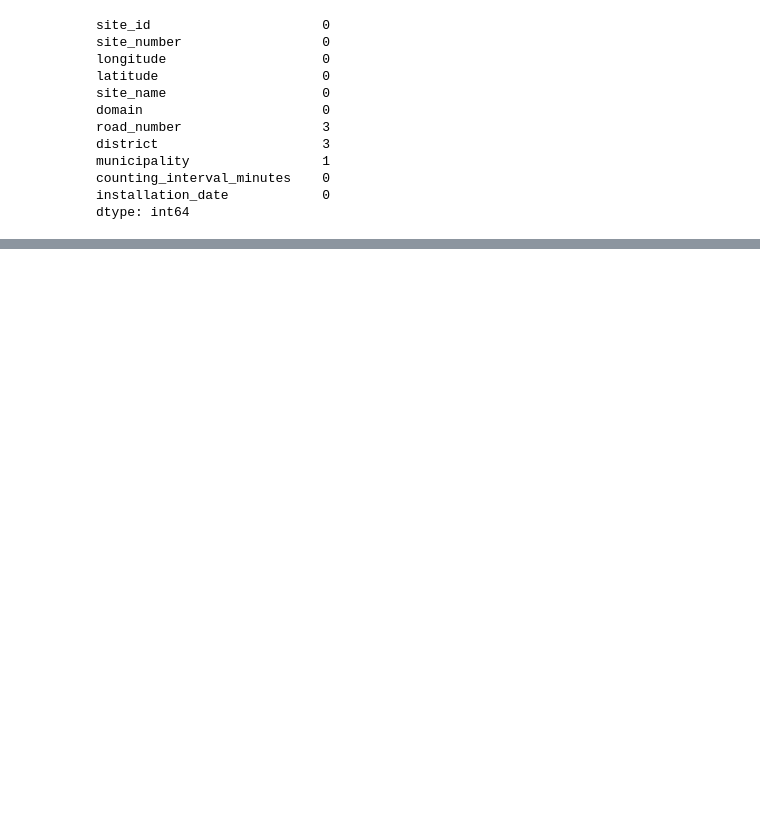
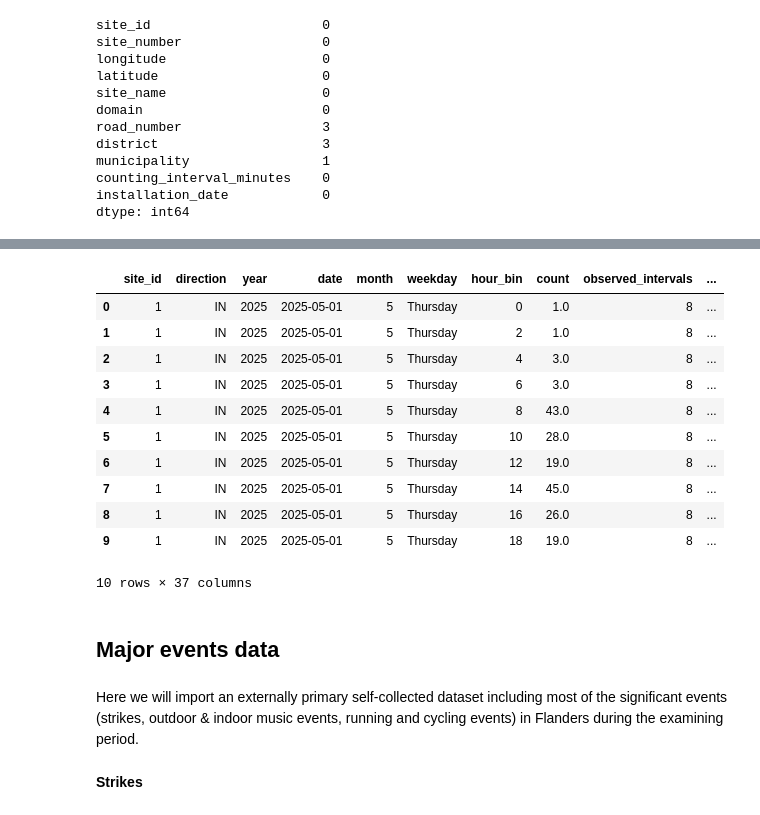
Before and after one commit to annasolodka/mda-cycling-traffic-analysis, a Jupyter notebook: notebooks/02_preprocess_counts.ipynb, the cells around one changed output, grey strips where cells are left out. Cells and saved outputs as stored; diff of their text form; code cells hidden in the pictures; blank space fills up the shorter version.

```diff
--- a/notebooks/02_preprocess_counts.ipynb
+++ b/notebooks/02_preprocess_counts.ipynb
@@ -1041,0 +1359,8 @@ counts_model_final[
+# %%
+prediction_data_with_factors = prediction_data_clean.merge(
+    weather_aggregated,
+    on=["site_id", "date", "hour_bin"],
+    how="left"
+)
+
+prediction_data_with_factors.head()
@@ -1041,0 +1396,25 @@ counts_model_final[
+# %%
+def classify_precipitation(row):
+    precipitation = row["precipitation_sum"]
+    snowfall = row["snowfall_sum"]
+
+    if pd.isna(precipitation):
+        return pd.NA
+
+    if snowfall > 0:
+        return "snow"
+
+    if precipitation == 0:
+        return "dry"
+
+    if precipitation <= 1:
+        return "light_precipitation"
+
+    if precipitation <= 4:
+        return "moderate_precipitation"
+
+    return "heavy_precipitation"
+# %%
+prediction_data_with_factors["precipitation_category"] = (
+    prediction_data_with_factors.apply(classify_precipitation, axis=1)
+)
@@ -1041,0 +1431,19 @@ counts_model_final[
+# %%
+prediction_data_with_factors.head(10)
+# %% [output]
+|  | site_id | direction | year | date | month | weekday | hour_bin | count | observed_intervals | ... |
+| 0 | 1 | IN | 2025 | 2025-05-01 | 5 | Thursday | 0 | 1.0 | 8 | ... |
+| 1 | 1 | IN | 2025 | 2025-05-01 | 5 | Thursday | 2 | 1.0 | 8 | ... |
+| 2 | 1 | IN | 2025 | 2025-05-01 | 5 | Thursday | 4 | 3.0 | 8 | ... |
+| 3 | 1 | IN | 2025 | 2025-05-01 | 5 | Thursday | 6 | 3.0 | 8 | ... |
+| 4 | 1 | IN | 2025 | 2025-05-01 | 5 | Thursday | 8 | 43.0 | 8 | ... |
+| 5 | 1 | IN | 2025 | 2025-05-01 | 5 | Thursday | 10 | 28.0 | 8 | ... |
+| 6 | 1 | IN | 2025 | 2025-05-01 | 5 | Thursday | 12 | 19.0 | 8 | ... |
+| 7 | 1 | IN | 2025 | 2025-05-01 | 5 | Thursday | 14 | 45.0 | 8 | ... |
+| 8 | 1 | IN | 2025 | 2025-05-01 | 5 | Thursday | 16 | 26.0 | 8 | ... |
+| 9 | 1 | IN | 2025 | 2025-05-01 | 5 | Thursday | 18 | 19.0 | 8 | ... |
+10 rows × 37 columns
+# %% [markdown]
+## Major events data
+# %% [markdown]
+Here we will import an externally primary self-collected dataset including most of the significant events (strikes, outdoor & indoor music events, running and cycling events) in Flanders during the examining period.
@@ -1041,0 +1457,2 @@ counts_model_final[
+# %% [markdown]
+**Strikes**
```
Also changed, not shown: parts of 78 cells of this notebook, 1 other file.
